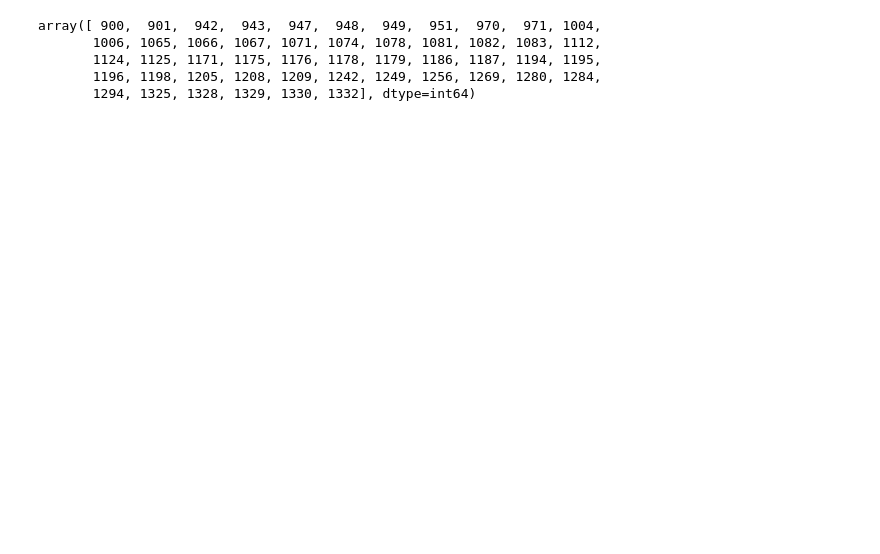
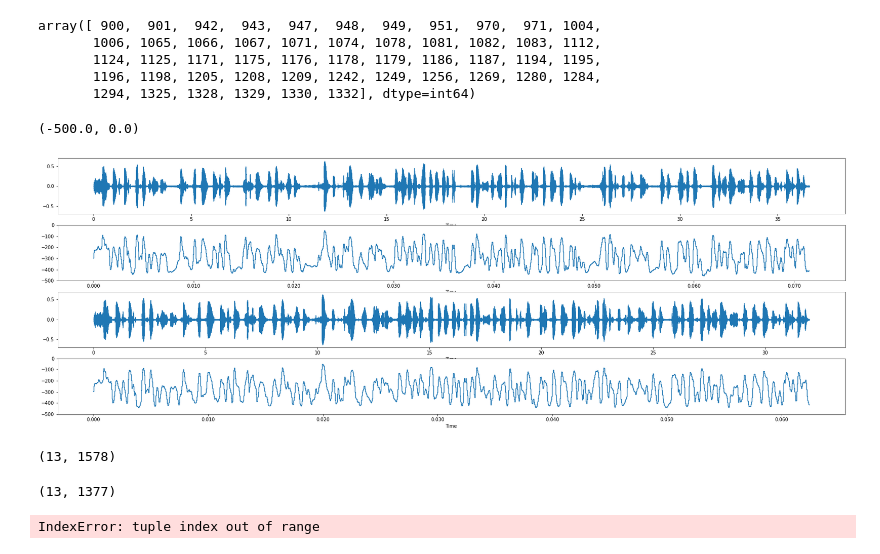
Before and after one commit to jarco0204/mun-nlp, a Jupyter notebook: scripts/dataExtraction.ipynb, the cells around one changed output. Drawn from its saved outputs; the diff is of its cells as text; code cells hidden in the pictures; blank space fills up the shorter version.

```diff
--- a/scripts/dataExtraction.ipynb
+++ b/scripts/dataExtraction.ipynb
@@ -115,3 +124,39 @@ array([ 900,  901,  942,  943,  947,  948,  949,  951,  970,  971, 1004,
        1124, 1125, 1171, 1175, 1176, 1178, 1179, 1186, 1187, 1194, 1195,
        1196, 1198, 1205, 1208, 1209, 1242, 1249, 1256, 1269, 1280, 1284,
        1294, 1325, 1328, 1329, 1330, 1332], dtype=int64)
+# %%
+filename = '../data.csv'
+df = pd.read_csv(filename)
+file = '.' + df.loc[0, ['Audio']][0]
+# %%
+import features
+dat = features.get_audio(file)
+mfcc = features.to_mfcc(dat)
+no_sil = features.remove_silence(dat)
+less_mfcc = features.to_mfcc(no_sil)
+# segs = features.segments(mfcc, 'spanish')
+# %%
+matplotlib.rcParams['figure.figsize'] = (30, 10)
+
+fig, ax = plt.subplots(4)
+librosa.display.waveshow(dat, ax=ax[0])
+librosa.display.waveshow(mfcc, ax=ax[1])
+librosa.display.waveshow(no_sil, ax=ax[2])
+librosa.display.waveshow(less_mfcc, ax=ax[3])
+ax[1].set_ylim([-500, 0])
+ax[3].set_ylim([-500, 0])
+# %% [output]
+(-500.0, 0.0)
+[figure, added]
+# %%
+mfcc.shape
+# %% [output]
+(13, 1578)
+# %%
+less_mfcc.shape
+# %% [output]
+(13, 1377)
+# %%
+input_x =
+# %% [output]
+IndexError: tuple index out of range
```
Also changed, not shown: parts of 7 cells of this notebook, 3 other files.
